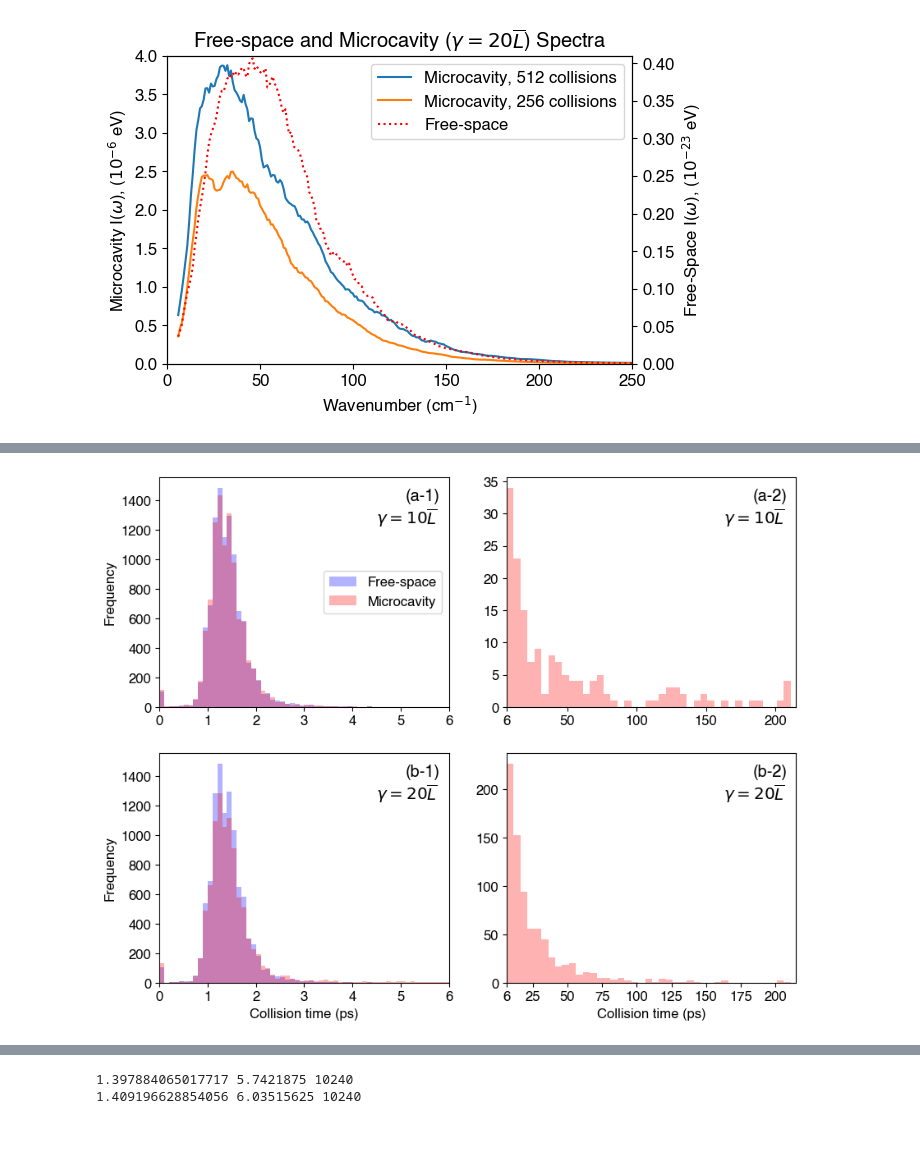
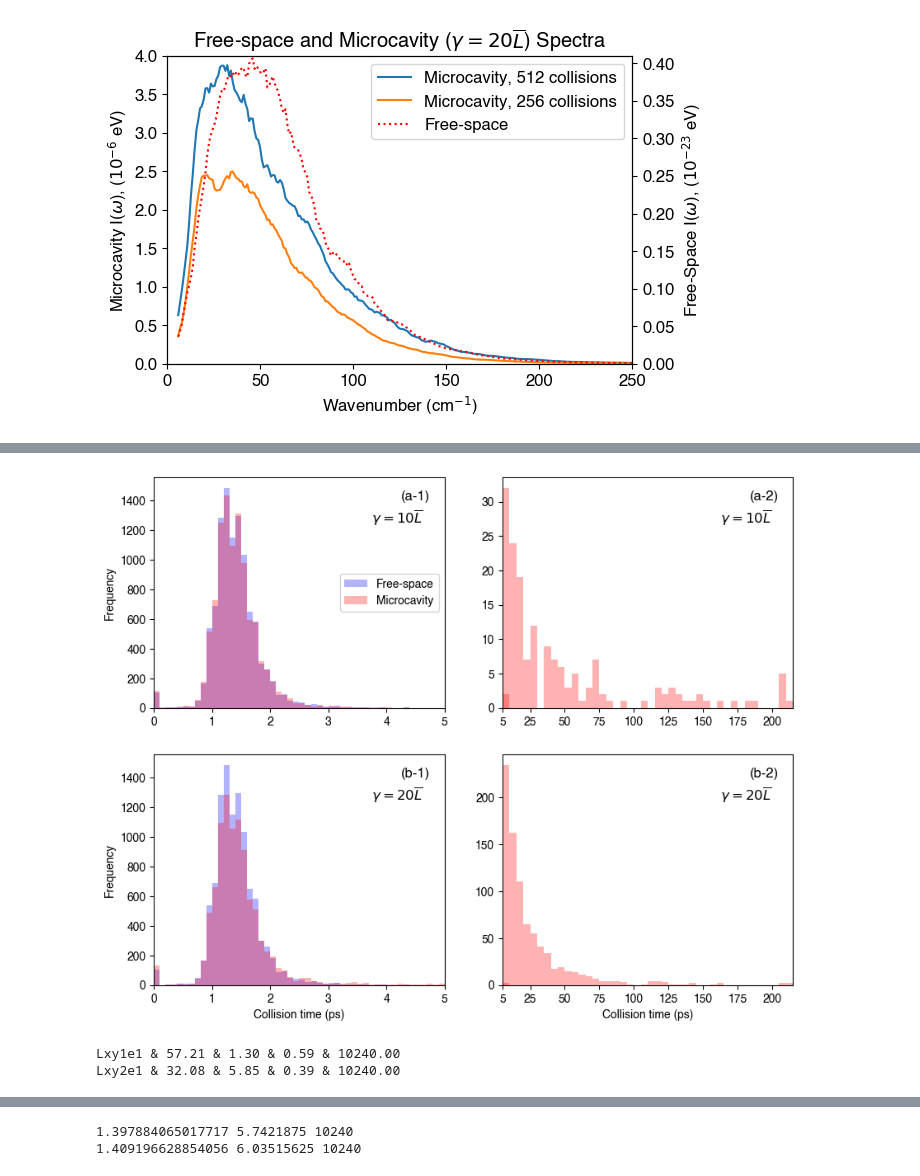
Before and after one commit to RibeiroGroup/Molecular-Dynamics-for-CIS, a Jupyter notebook: src/analyze_monte_carlo.ipynb, the cells around one changed output, grey strips where cells are left out. Drawn from its saved outputs; the diff is of its cells as text; code cells hidden in the pictures; blank space fills up the shorter version.

```diff
--- a/src/analyze_monte_carlo.ipynb
+++ b/src/analyze_monte_carlo.ipynb
@@ -556,0 +555,5 @@ gc.collect()
+# %%
+fig,ax = plt.subplots()
+
+i = 2
+ax.plot(np.arange(len(dipole[:,i])),dipole[:,i])
@@ -557,3 +572,12 @@ gc.collect()
+# %%
+dipole = []
+dvec_list = result_dict['atoms'].observable['dipole']
+timeline = np.array(result_dict['atoms'].observable['t'])
+timeline -= timeline[0]
+for i in range(len(result_dict['atoms'].observable['t'])):
+    dipole.append(np.einsum('ni,ni->n',dvec_list[i],dvec_list[i]))
+
+dipole = np.array(dipole)[:,:512]
 # %%
 fig[1].savefig("figure/SI/boltzmann_cavity_spectrum_20L.jpeg",dpi = 600,bbox_inches = 'tight')
 # %%
@@ -561,6 +585,7 @@ fig[1].savefig("figure/SI/boltzmann_cavity_spectrum_20L.jpeg",dpi = 600,bbox_inc
 # HISTOGRAM OF COLLISION TIME    #
 # Initially zero amplitude field #
 ##################################
+assoc_limit = 5
 
 fig,ax = plt.subplots(2,1, figsize = (6,8))
 
@@ -581,7 +606,7 @@ for j,(no_collision, result_dict) in enumerate(foo.items()):
         ct = getall_colliding_time(cavityfield_result_dict, limit = limit[no_collision])
         ct = np.array(ct, dtype = np.float32)
 
-        frame = np.arange(5.9999, 214.9999, 4.9999, dtype = np.float32)
+        frame = np.arange(assoc_limit - 0.0001, 214.9999, 4.9999, dtype = np.float32)
         bin2 = ax[j].hist(ct, frame)
 
         food.update({coup_str : ct})
@@ -592,8 +617,8 @@ for j,(no_collision, result_dict) in enumerate(foo.items()):
         ax[j].yaxis.set_major_formatter('{x:.0f}')
 
         ax[j].xaxis.set_major_locator(MultipleLocator(25))
-        ax[j].set_xticks(list(ax[j].get_xticks()) + [6])
-        ax[j].set_xlim(6,215)
+        ax[j].set_xticks(list(ax[j].get_xticks()) + [assoc_limit])
+        ax[j].set_xlim(assoc_limit, 215)
 
         ax[j].set_ylim(0,30)
         ax[j].yaxis.set_major_locator(MultipleLocator(10))
@@ -625,10 +650,11 @@ fig.savefig(fig_root + 'histogram.jpeg',dpi=600, bbox_inches = 'tight')
 # %%
 gamma_coup_str_dict = {"Lxy1e1" : 10, "Lxy2e1" : 20}
+assoc_limit = 10
 for i, foo in ct_dict.items():
     for coup_str, ct in foo.items():
         #print(i, coup_str,len(ct[ct > 6]),  np.mean(ct[ct > 6]), len(ct[ct > 200]), len(ct))
-        print("0K & {} & {} & {:.2f} $\pm$ {:.2f} & {:.2f} & {:.2f}".format(
-            i ,gamma_coup_str_dict[coup_str],np.mean(ct[ct > 6]),np.std(ct[ct > 6]), len(ct[ct > 6]) * 100 / len(ct),
+        print("0K & {} & {} & {:.2f} & {:.2f} & {:.2f}".format(
+            i ,gamma_coup_str_dict[coup_str],np.mean(ct[ct > assoc_limit]), len(ct[ct > assoc_limit]) * 100 / len(ct),
             len(ct[ct > 200]) * 1000 / len(ct))
              )
         print("\\\\ \hline")
@@ -637,6 +671,7 @@ for i, foo in ct_dict.items():
 # HISTOGRAM OF COLLISION TIME    #
 # Initially zero amplitude field #
 ##################################
+assoc_limit = 5
 
 fig,ax = plt.subplots(2,2, figsize = (10,8))
 
@@ -661,52 +696,55 @@ for i, coup_str in enumerate(['Lxy1e1', 'Lxy2e1']):
     cavityfield_result_dict = CAVITYFIELD_RESULT_512b_DICT[coup_str]
     ct = getall_colliding_time(cavityfield_result_dict, limit = limit['512'])
 
-    ax[i,0].hist(ct0, np.arange(0,6 + 0.1, 0.1), alpha = alpha, color = 'blue',label = 'Free-space')
-    bin1 = ax[i,0].hist(ct, np.arange(0,6 + 0.1, 0.1), color = 'red', alpha = alpha,label = 'Microcavity')
-    bin2 = ax[i,1].hist(ct, np.arange(5.9999,214.9999,4.9999), color = 'red', alpha = alpha)
+    bin01 = ax[i,0].hist(ct0, np.arange(0,6 + 0.1, 0.1), alpha = alpha, color = 'blue',label = 'Free-space')
+    bin1 = ax[i,0].hist(ct, np.arange(0,assoc_limit + 0.1, 0.1), color = 'red', alpha = alpha,label = 'Microcavity')
+    bin02 = ax[i,1].hist(ct0, np.arange(assoc_limit-0.0001,214.9999,4.9999), color = 'red', alpha = alpha)
+    bin2 = ax[i,1].hist(ct, np.arange(assoc_limit-0.0001,214.9999,4.9999), color = 'red', alpha = alpha)
 
     bin_dict.update({coup_str: (bin1, bin2)})
 
     ct_dict2.update({coup_str : ct})
 
     del ct
     del cavityfield_result_dict
 
     ax[i,1].yaxis.set_major_formatter('{x:.0f}')
 
-    if i == 0:
-        ax[i,1].yaxis.set_major_locator(MultipleLocator(5))
-    elif i == 1:
-        ax[i,1].xaxis.set_major_locator(MultipleLocator(25))
+    ax[i,1].xaxis.set_major_locator(MultipleLocator(25))
 
 for i in range(2):
-    ax[i,1].set_xticks(list(ax[i,1].get_xticks()) + [6])
-    ax[i,1].set_xlim(6,215)
-    ax[i,0].set_xlim(0,6)
+    ax[i,1].set_xticks(list(ax[i,1].get_xticks()) + [assoc_limit])
+    ax[i,1].set_xlim(assoc_limit,215)
+    ax[i,0].set_xlim(0,assoc_limit)
     ax[i,0].set_ylabel('Frequency')
 
 ax[1,0].set_xlabel('Collision time (ps)')
 ax[1,1].set_xlabel('Collision time (ps)')
 
 ax[0,0].annotate('(a-1)',xy = (0.85,0.9), xycoords = 'axes fraction', fontsize = 'large')
 ax[0,0].annotate(r'$\gamma = 10\overline{L}$',xy = (0.75,0.8), xycoords = 'axes fraction', fontsize = 'large')
 ax[1,0].annotate('(b-1)',xy = (0.85,0.9), xycoords = 'axes fraction', fontsize = 'large')
 ax[1,0].annotate(r'$\gamma = 20\overline{L}$',xy = (0.75,0.8), xycoords = 'axes fraction', fontsize = 'large')
 
 ax[0,1].annotate('(a-2)',xy = (0.85,0.9), xycoords = 'axes fraction', fontsize = 'large')
 ax[0,1].annotate(r'$\gamma = 10\overline{L}$',xy = (0.75,0.8), xycoords = 'axes fraction', fontsize = 'large')
 ax[1,1].annotate('(b-2)',xy = (0.85,0.9), xycoords = 'axes fraction', fontsize = 'large')
 ax[1,1].annotate(r'$\gamma = 20\overline{L}$',xy = (0.75,0.8), xycoords = 'axes fraction', fontsize = 'large')
 
 ax[0,0].legend(loc = 'center right')
 
 fig.savefig(fig_root + 'histogram_boltzmann_512.jpeg',dpi=600, bbox_inches = 'tight')
 # %% [output]
-[figure, old version]
+[figure, new version]
 # %%
 # 256
+assoc_limit = 10
 for coup_str, ct in ct_dict2.items():
-    print(coup_str,np.mean(ct[ct > 6]), len(ct[ct > 6])*100/len(ct),  len(ct[ct > 200])*1000/len(ct), len(ct))
+    print("{} & {:.2f} & {:.2f} & {:.2f} & {:.2f}".format(
+        coup_str,np.mean(ct[ct > assoc_limit]), len(ct[ct > assoc_limit])*100/len(ct),  len(ct[ct > 200])*1000/len(ct), len(ct)))
+# %% [output]
+Lxy1e1 & 57.21 & 1.30 & 0.59 & 10240.00
+Lxy2e1 & 32.08 & 5.85 & 0.39 & 10240.00
 # %%
 ##################################
 # HISTOGRAM OF COLLISION TIME    #
```
Also changed, not shown: parts of 11 cells of this notebook, 3 other files.
